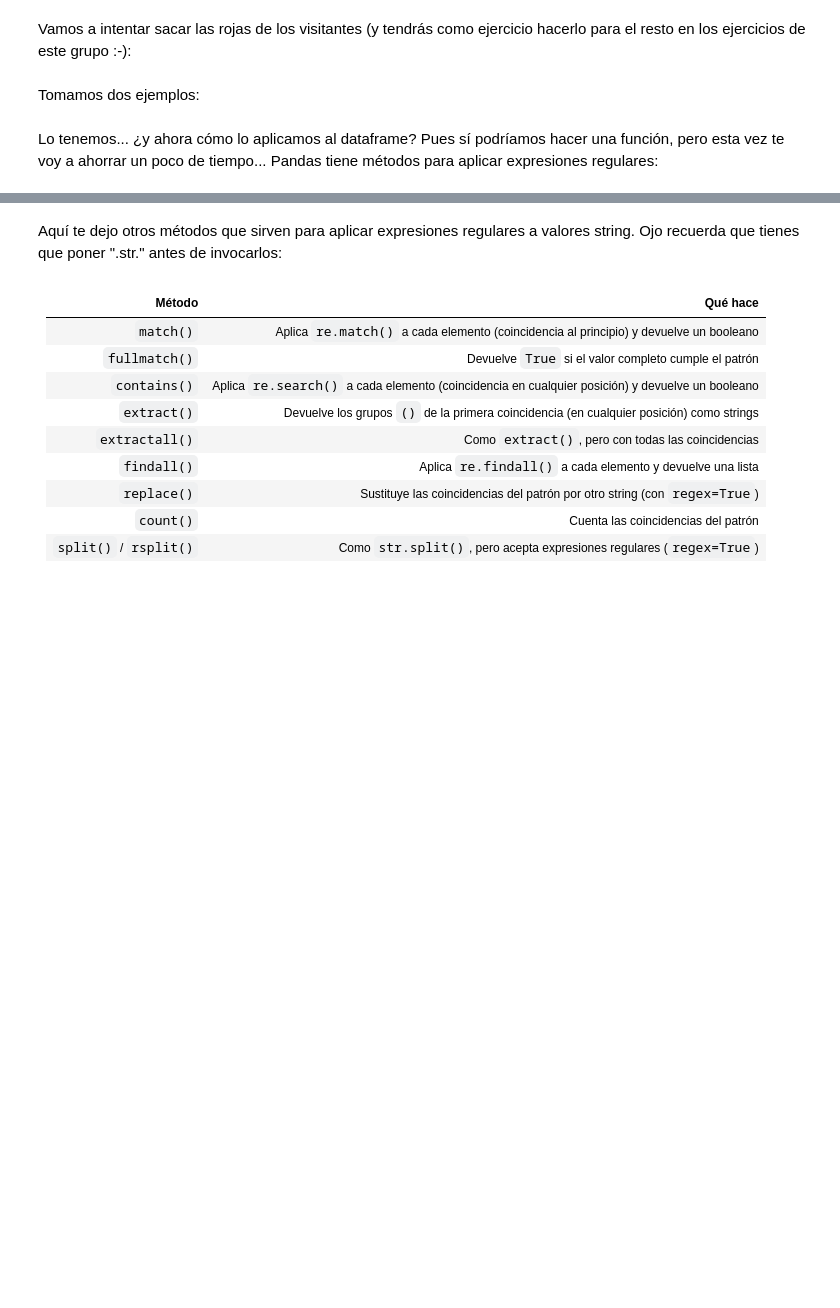
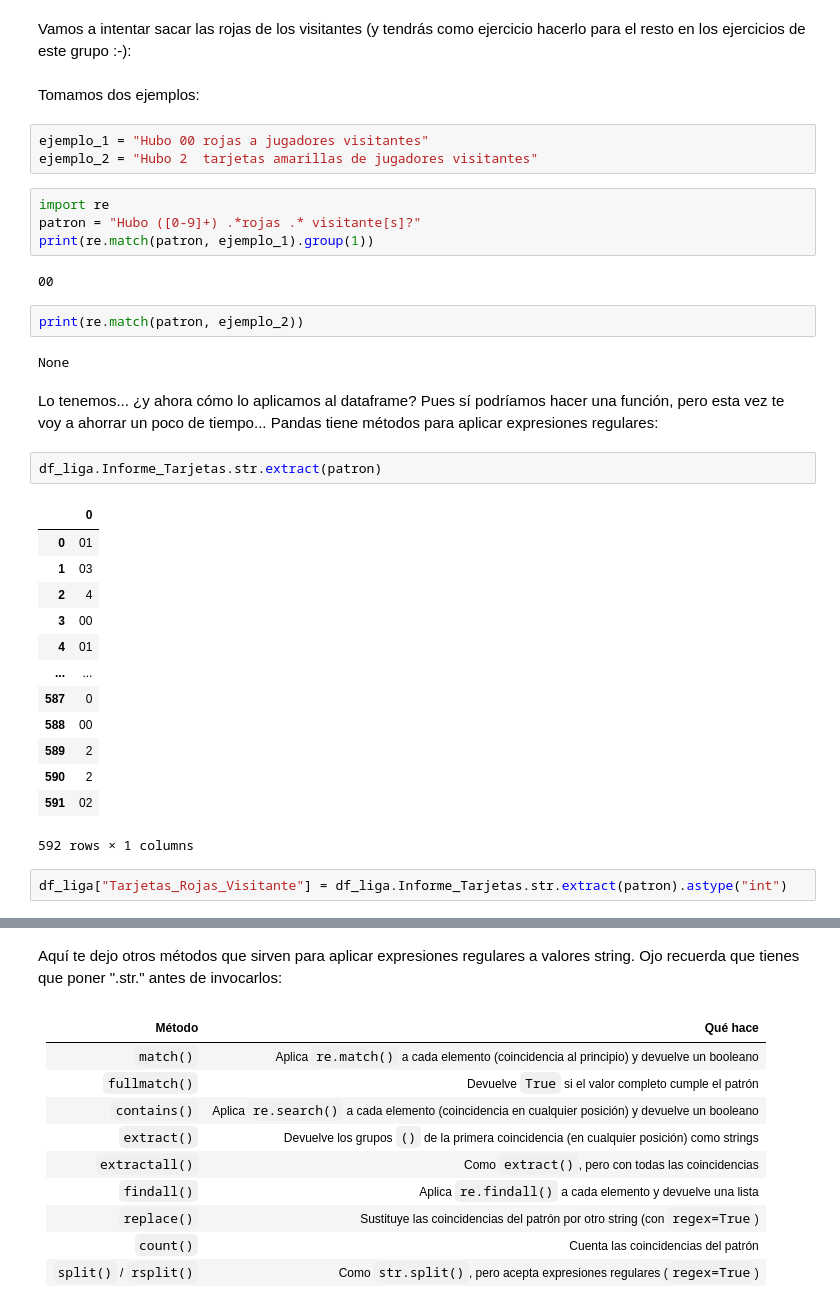
Before and after one commit to gabotron-exe/Gabriel-Ruiz-DSOnline, a Jupyter notebook: 03_Data_Analysis/Sprint_05/01_Introduccion_Procesos_ETL/01_Workout/06_Transformacion_Texto_III.ipynb, the cells around one changed output, grey strips where cells are left out. Saved outputs shown, nothing was run; the diff lists cells and outputs as text; blank space fills up the shorter version.

```diff
--- a/03_Data_Analysis/Sprint_05/01_Introduccion_Procesos_ETL/01_Workout/06_Transformacion_Texto_III.ipynb
+++ b/03_Data_Analysis/Sprint_05/01_Introduccion_Procesos_ETL/01_Workout/06_Transformacion_Texto_III.ipynb
@@ -58,5 +178,36 @@ Esto lleva un tiempo y puede que la información a extraer no sea tan interesant
 Vamos a intentar sacar las rojas de los visitantes (y tendrás como ejercicio hacerlo para el resto en los ejercicios de este grupo :-):
 # %% [markdown]
 Tomamos dos ejemplos:
+# %%
+ejemplo_1 = "Hubo 00 rojas a jugadores visitantes"
+ejemplo_2 = "Hubo 2  tarjetas amarillas de jugadores visitantes"
+# %%
+import re
+patron = "Hubo ([0-9]+) .*rojas .* visitante[s]?"
+print(re.match(patron, ejemplo_1).group(1))
+# %% [output]
+00
+# %%
+print(re.match(patron, ejemplo_2))
+# %% [output]
+None
 # %% [markdown]
 Lo tenemos... ¿y ahora cómo lo aplicamos al dataframe? Pues sí podríamos hacer una función, pero esta vez te voy a ahorrar un poco de tiempo... Pandas tiene métodos para aplicar expresiones regulares:
+# %%
+df_liga.Informe_Tarjetas.str.extract(patron)
+# %% [output]
+|  | 0 |
+| 0 | 01 |
+| 1 | 03 |
+| 2 | 4 |
+| 3 | 00 |
+| 4 | 01 |
+| ... | ... |
+| 587 | 0 |
+| 588 | 00 |
+| 589 | 2 |
+| 590 | 2 |
+| 591 | 02 |
+592 rows × 1 columns
+# %%
+df_liga["Tarjetas_Rojas_Visitante"] = df_liga.Informe_Tarjetas.str.extract(patron).astype("int")
```
Also changed, not shown: parts of 11 cells of this notebook, 2 other files.
